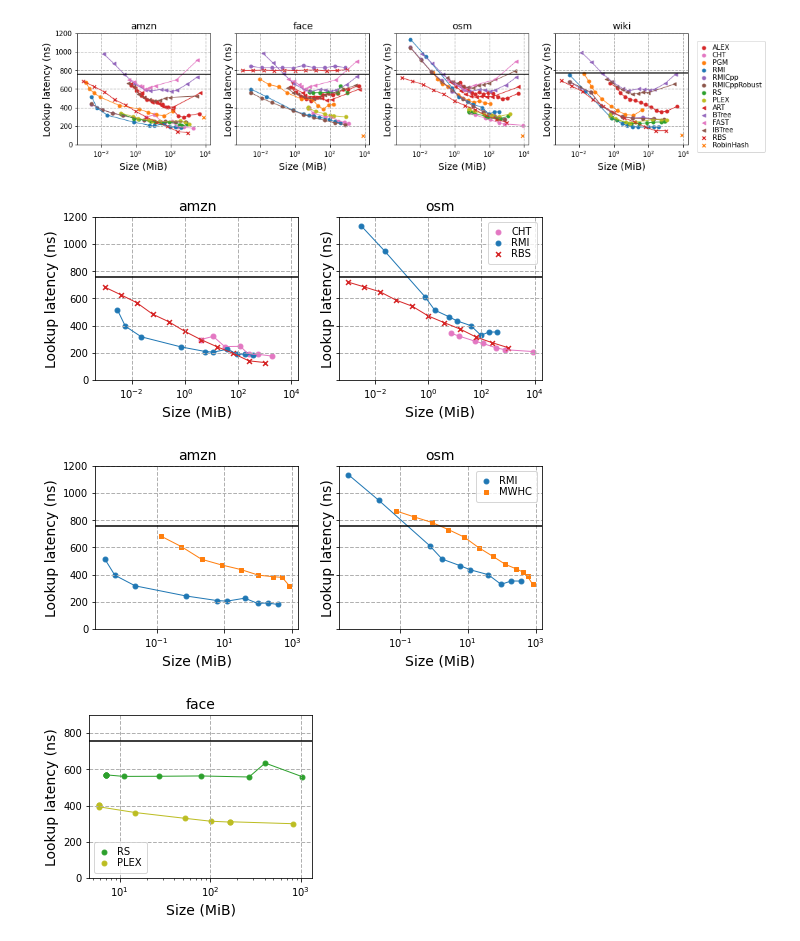
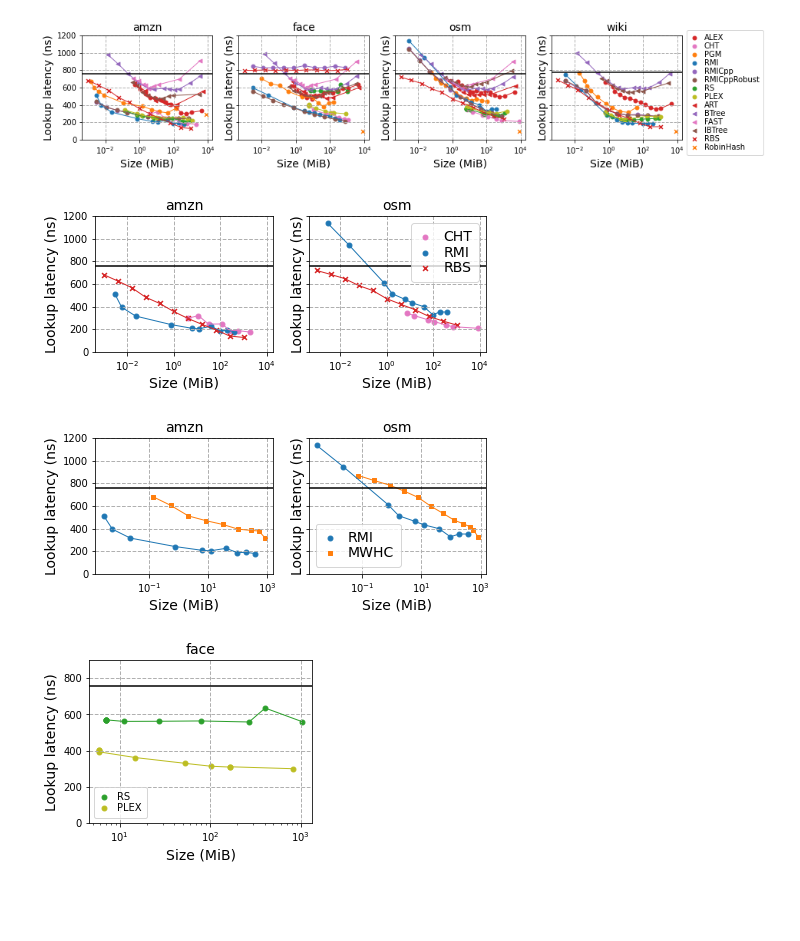
Before and after one commit to DominikHorn/SOSD, a Jupyter notebook: generate_plots.ipynb, the cells around one changed output. Saved outputs shown, nothing was run; the diff lists cells and outputs as text; code cells hidden in the pictures; blank space fills up the shorter version.

Commit message:
fiddle with pareto_full figure

```diff
--- a/generate_plots.ipynb
+++ b/generate_plots.ipynb
@@ -81,46 +81,46 @@ def legend_helper(outside=True):
     def make_legend(fig, axs):
         handles, labels = axs[0].get_legend_handles_labels()
         if outside:
-            fig.legend(handles, labels, ncol=1, loc="center right", labelspacing=0.1, borderpad=0.5, handlelength=1)
+            fig.legend(handles, labels, ncol=1, loc="upper right", bbox_to_anchor=(1.01, 0.95), labelspacing=0.1, borderpad=0.5, handlelength=1)
         else:
-            axs[-1].legend(handles, labels, labelspacing=0.1, borderpad=0.5, handlelength=1)
+            axs[-1].legend(handles, labels, labelspacing=0.1, borderpad=0.5, handlelength=1, fontsize=fontsize)
 
     return make_legend
 
 def plt_full(data, outfile, legend=legend_helper(), lims=[0, 1200]):
     datasets = set(data["dataset"])
-    fig, axs = plt.subplots(1, len(datasets), figsize=(4 * len(datasets), 3), sharex=True, sharey=True)
+    fig, axs = plt.subplots(1, len(datasets), figsize=(3.5 * len(datasets), 2.5), sharex=True, sharey=True)
 
     for i, (ds, g) in enumerate(data.groupby(["dataset"])):
         ax = axs[i]
         ax.set_title(get_ds_name(ds), fontsize=fontsize)
         ax.set_ylim(lims[0], lims[1])
         ax.set_xscale('log')
 
         for (category, fun), group in g.groupby(["category", "name"]):
             if fun.lower() in ignore:
                 continue
             if fun == "BinarySearch":
                 ax.axhline(y=list(group["median_time"])[0], color='black', linestyle='-')
                 continue
 
             ax.scatter(data=group, x="mbyte_size", y="median_time", label=map_name(fun), marker=markers[category], s=24, color=get_color(fun))
             ax.plot(group["mbyte_size"], group["median_time"], color=get_color(fun), linewidth=1)
 
         ax.set_xlabel("Size (MiB)", fontsize=fontsize)
         ax.set_ylabel("Lookup latency (ns)", fontsize=fontsize, x=0.05)
         ax.grid(linestyle='--', linewidth=1)
 
     legend(fig, axs)
     fig.savefig(f"{outfolder}/{outfile}", bbox_inches="tight", dpi=300)
 
 plt_full(plt1_df, "pareto_full.pdf")
 plt_full(plt_rmi_vs_cht_df, "rmi_vs_cht.pdf", legend=legend_helper(False))
 plt_full(plt_rmi_vs_perfect, "rmi_vs_perfect.pdf", legend=legend_helper(False))
 # %% [output]
-[figure, old version]
+[figure, new version]
-[figure, old version]
+[figure, new version]
-[figure, old version]
+[figure, new version]
 # %%
 def plt_outlier(data, outfile):
     fig, ax = plt.subplots(figsize=(4, 3))
```
Also changed, not shown: 3 other files.
